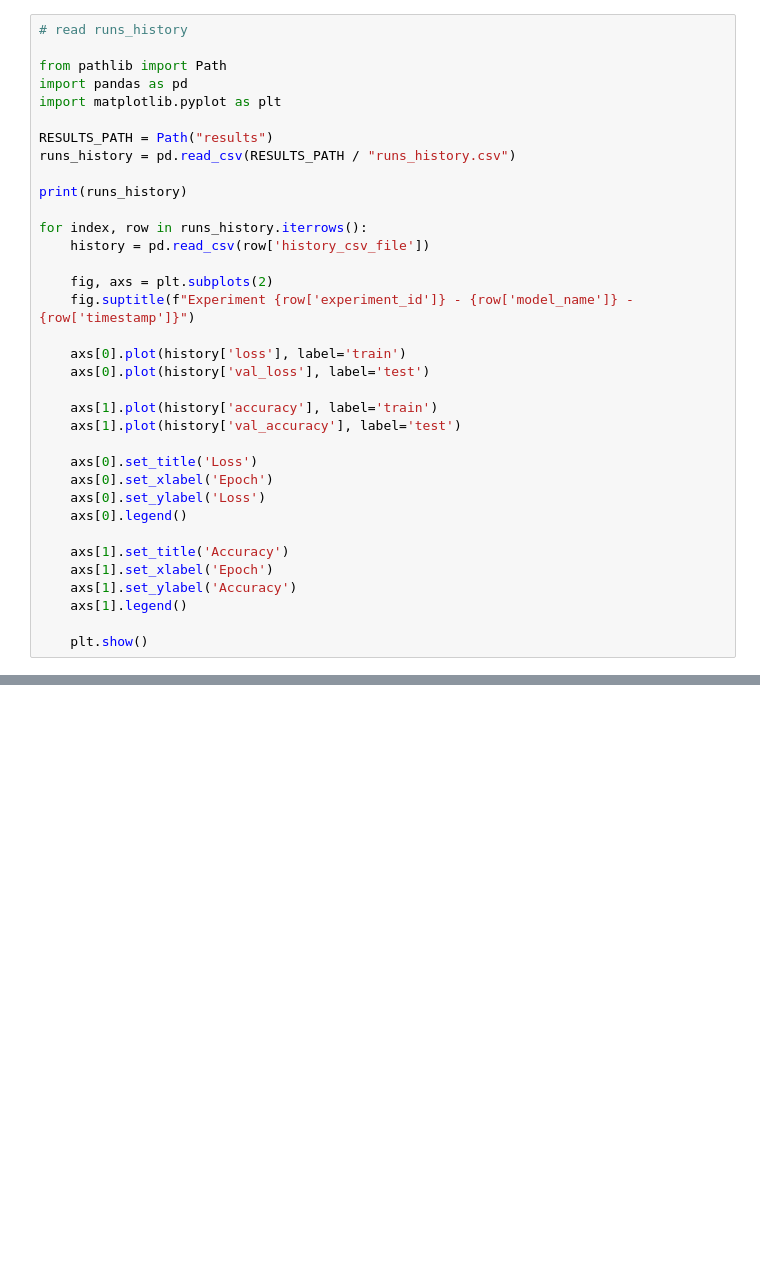
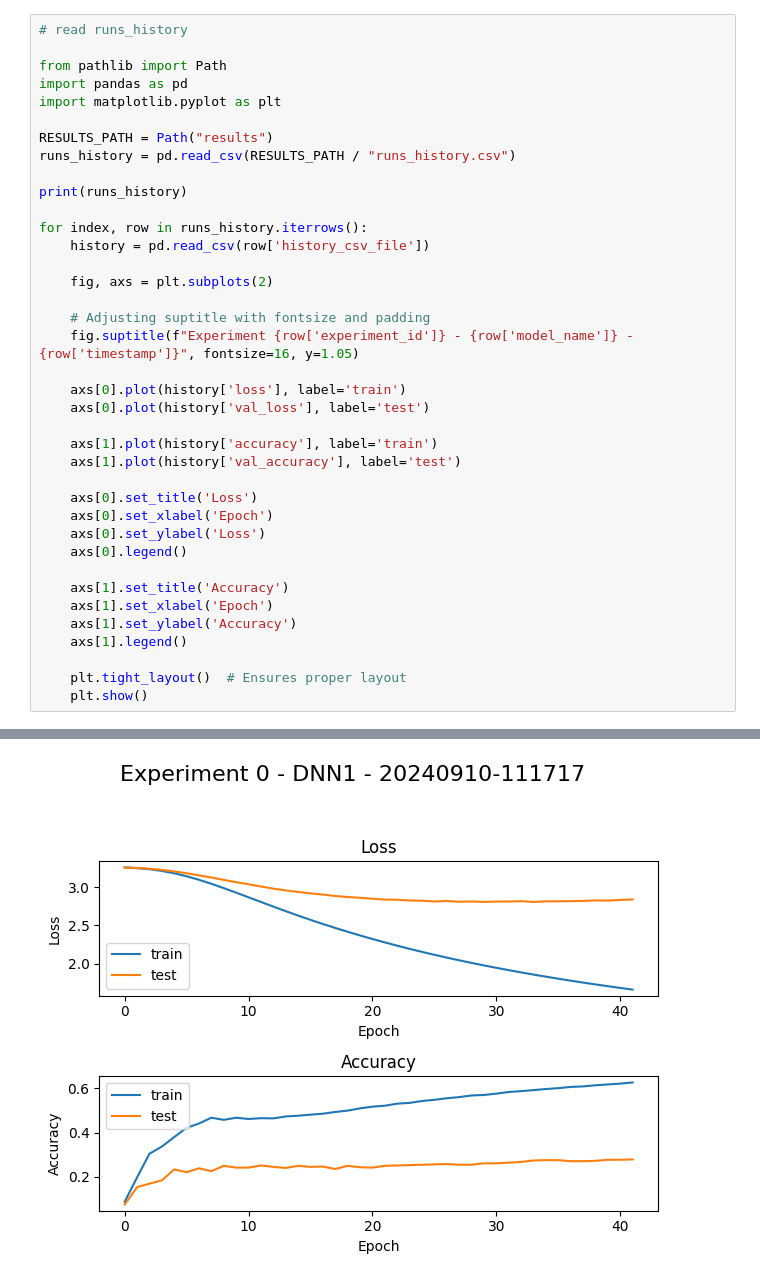
Before and after one commit to zuzann18/Masther-Thesis-OCR-and-Neural-Network, a Jupyter notebook: visualise_results.ipynb, the cells around one changed output, grey strips where cells are left out. Saved outputs shown, nothing was run; the diff lists cells and outputs as text; blank space fills up the shorter version.

```diff
--- a/visualise_results.ipynb
+++ b/visualise_results.ipynb
@@ -14,7 +14,9 @@ for index, row in runs_history.iterrows():
     history = pd.read_csv(row['history_csv_file'])
 
     fig, axs = plt.subplots(2)
-    fig.suptitle(f"Experiment {row['experiment_id']} - {row['model_name']} - {row['timestamp']}")
+
+    # Adjusting suptitle with fontsize and padding
+    fig.suptitle(f"Experiment {row['experiment_id']} - {row['model_name']} - {row['timestamp']}", fontsize=16, y=1.05)
 
     axs[0].plot(history['loss'], label='train')
     axs[0].plot(history['val_loss'], label='test')
@@ -32,4 +34,6 @@ for index, row in runs_history.iterrows():
     axs[1].set_ylabel('Accuracy')
     axs[1].legend()
 
+    plt.tight_layout()  # Ensures proper layout
     plt.show()
+# %% [output]
@@ -35,0 +57 @@ for index, row in runs_history.iterrows():
+[figure, added]
```
Also changed, not shown: parts of 1 cell of this notebook, 3 other files.
